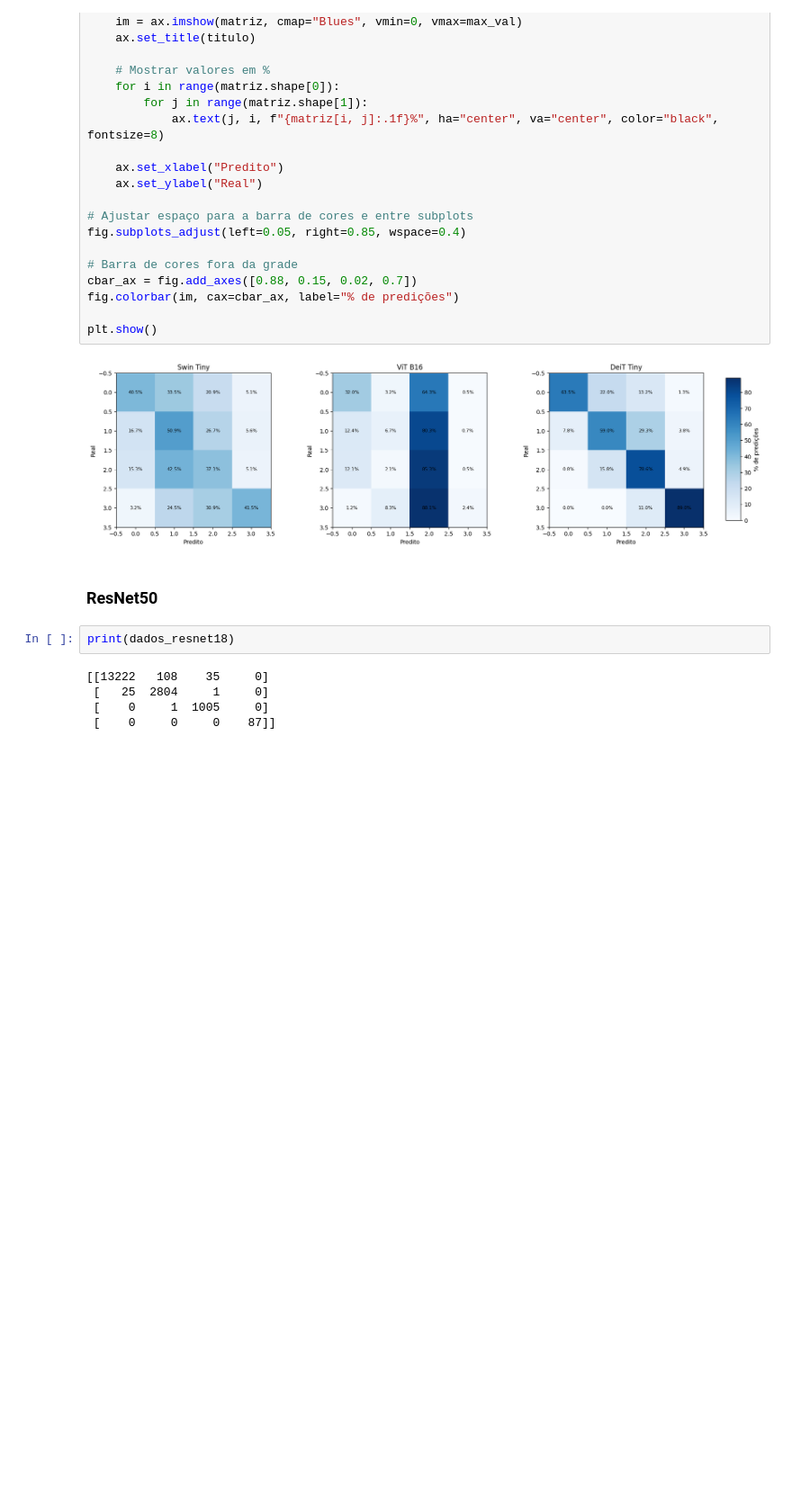
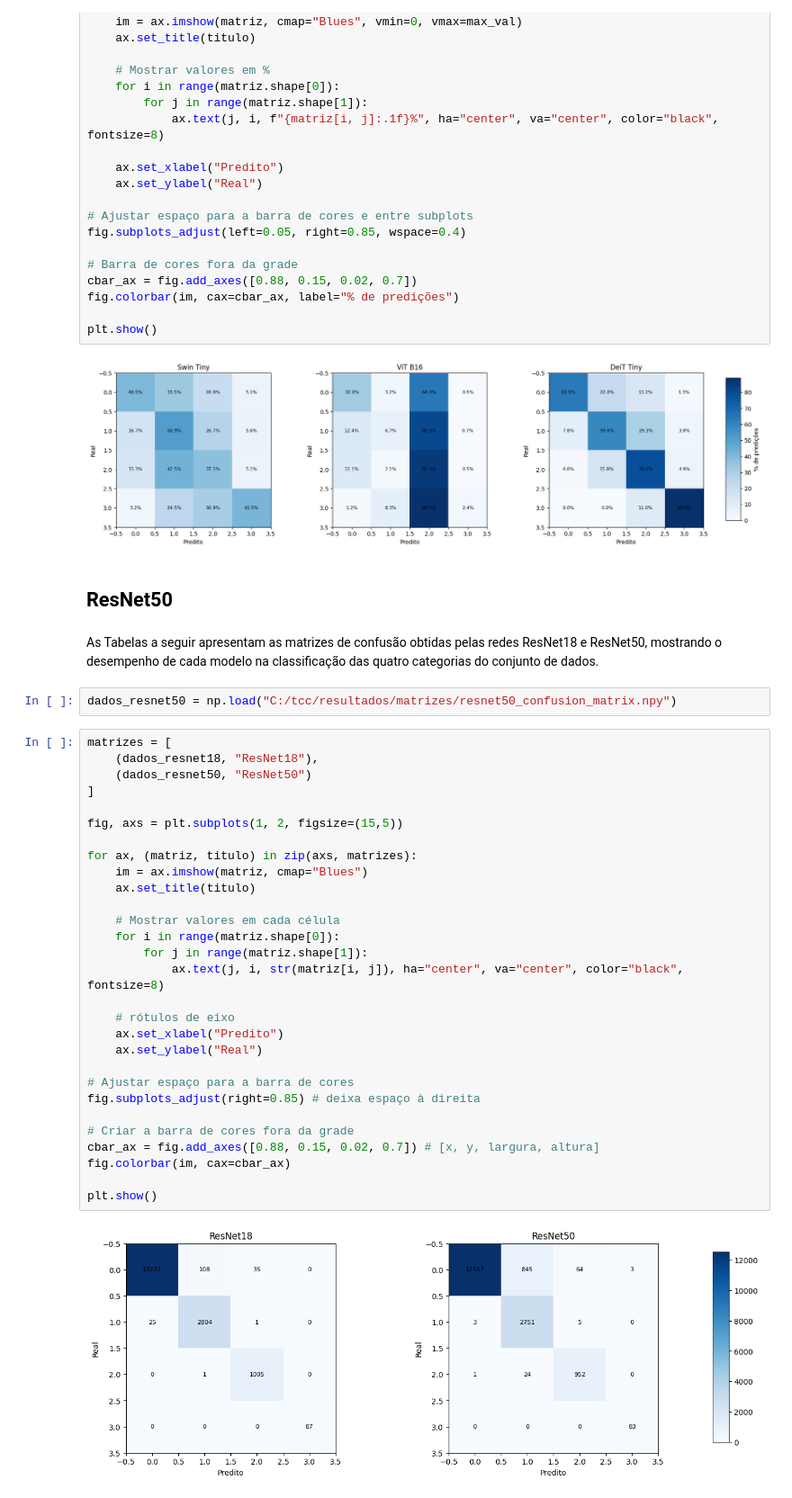
Before and after one commit to lucasjdc/tcc-resultados, a Jupyter notebook: analise_resultados.ipynb, the cells around one changed output. Shown at 90% size. Cells and saved outputs as stored; diff of their text form; blank space fills up the shorter version.

Commit message:
Add confusion matrices for ResNet18 and ResNet50

```diff
--- a/analise_resultados.ipynb
+++ b/analise_resultados.ipynb
@@ -152,11 +160,39 @@ plt.show()
 # %% [output]
 [figure]
 # %% [markdown]
-### ResNet50
+## ResNet50
-# %%
-print(dados_resnet18)
-# %% [output]
-[[13222   108    35     0]
- [   25  2804     1     0]
- [    0     1  1005     0]
- [    0     0     0    87]]
+# %% [markdown]
+As Tabelas a seguir apresentam as matrizes de confusão obtidas pelas redes ResNet18 e ResNet50, mostrando o desempenho de cada modelo na classificação das quatro categorias do conjunto de dados.
+# %%
+dados_resnet50 = np.load("C:/tcc/resultados/matrizes/resnet50_confusion_matrix.npy")
+# %%
+matrizes = [
+    (dados_resnet18, "ResNet18"),
+    (dados_resnet50, "ResNet50")
+]
+
+fig, axs = plt.subplots(1, 2, figsize=(15,5))
+
+for ax, (matriz, titulo) in zip(axs, matrizes):
+    im = ax.imshow(matriz, cmap="Blues")
+    ax.set_title(titulo)
+
+    # Mostrar valores em cada célula
+    for i in range(matriz.shape[0]):
+        for j in range(matriz.shape[1]):
+            ax.text(j, i, str(matriz[i, j]), ha="center", va="center", color="black", fontsize=8)
+
+    # rótulos de eixo
+    ax.set_xlabel("Predito")
+    ax.set_ylabel("Real")
+
+# Ajustar espaço para a barra de cores
+fig.subplots_adjust(right=0.85) # deixa espaço à direita
+
+# Criar a barra de cores fora da grade
+cbar_ax = fig.add_axes([0.88, 0.15, 0.02, 0.7]) # [x, y, largura, altura]
+fig.colorbar(im, cax=cbar_ax)
+
+plt.show()
+# %% [output]
+[figure, added]
```
Also changed, not shown: parts of 7 cells of this notebook.
